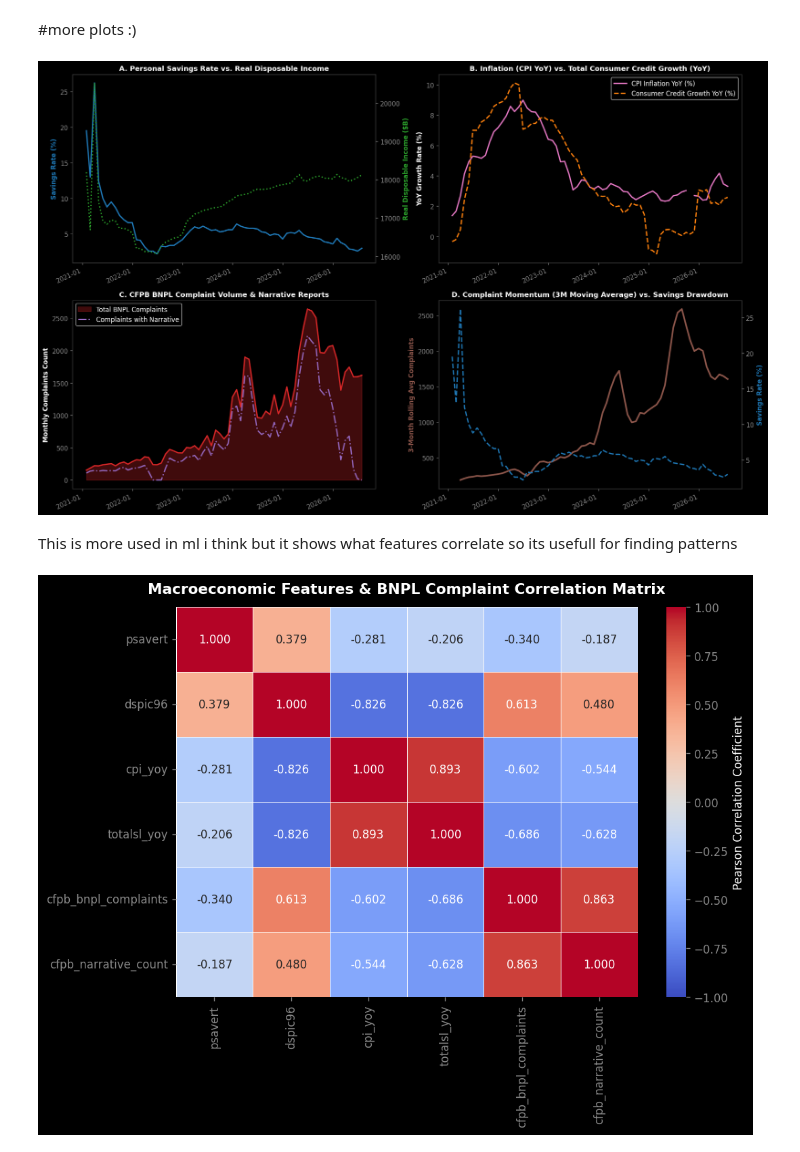
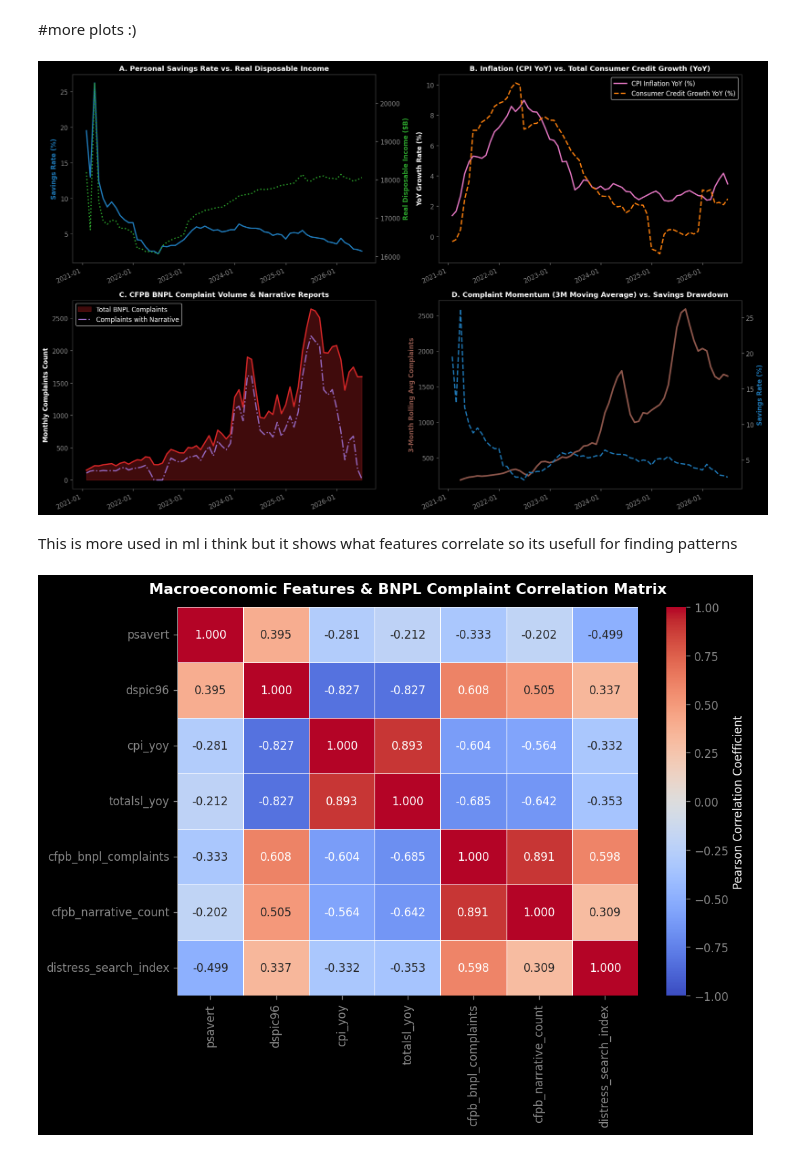
Before and after one commit to agrawpaa/shadow-debt-abs, a Jupyter notebook: notebooks/01_macro_eda.ipynb, the cells around one changed output. Cells and saved outputs as stored; diff of their text form; code cells hidden in the pictures.

```diff
--- a/notebooks/01_macro_eda.ipynb
+++ b/notebooks/01_macro_eda.ipynb
@@ -40,12 +42,12 @@ plt.rcParams.update({
     'axes.prop_cycle': solarized_colors
 })
 
+# Walk up from wherever the kernel started until we hit the repo root
 root_dir = Path.cwd().resolve()
-while root_dir.parent != root_dir and not (root_dir / 'data').exists():
+while root_dir.parent != root_dir and not (root_dir / 'src' / 'data' / 'harmonize.py').exists():
     root_dir = root_dir.parent
 
 PROCESSED_DATA_PATH = root_dir / 'data' / 'processed' / 'macro_features.csv'
-RAW_CFPB_PATH = root_dir / 'data' / 'raw' / 'cfpb_filtered_bnpl_installment.csv'
 
-print(f"Loading harmonized features from: {PROCESSED_DATA_PATH}")
+print(f"Loading harmonized features from: {PROCESSED_DATA_PATH.relative_to(root_dir)}")
 # %% [output]
@@ -111,8 +115,8 @@ display(df.tail(10))
 da chart you want
 compares personal savings w/ monthy complaint velocity
 # %%
-# Clean plotting frame dropping trailing incomplete macro rows
-plot_df = df.dropna(subset=['psavert', 'totalsl_yoy', 'cfpb_bnpl_complaints']).copy()
+# harmonize.py already truncates incomplete months, so no dropna needed
+plot_df = df.copy()
 
 fig, ax1 = plt.subplots(figsize=(14, 7))
 
@@ -210,21 +214,21 @@ for a in axes.flat:
 fig.tight_layout()
 plt.show()
 # %% [output]
-[figure, old version]
+[figure, new version]
 # %% [markdown]
 This is more used in ml i think but it shows what features correlate so its usefull for finding patterns
 # %%
 # Correlation Matrix
-features_corr = plot_df[['psavert', 'dspic96', 'cpi_yoy', 'totalsl_yoy', 'cfpb_bnpl_complaints', 'cfpb_narrative_count']].corr()
+features_corr = plot_df[['psavert', 'dspic96', 'cpi_yoy', 'totalsl_yoy', 'cfpb_bnpl_complaints', 'cfpb_narrative_count', 'distress_search_index']].corr()
 
 plt.figure(figsize=(9, 7))
 sns.heatmap(features_corr, annot=True, fmt='.3f', cmap='coolwarm', vmin=-1, vmax=1,
             cbar_kws={'label': 'Pearson Correlation Coefficient'}, linewidths=0.5)
 plt.title('Macroeconomic Features & BNPL Complaint Correlation Matrix', fontsize=13, fontweight='bold', pad=12)
 plt.tight_layout()
 plt.show()
 # %% [output]
-[figure, old version]
+[figure, new version]
 # %%
 # Wanted to look at correlation in savings rate and complaint velocity
 lags = range(-12, 13)
```
Also changed, not shown: parts of 11 cells of this notebook, 4 other files.
